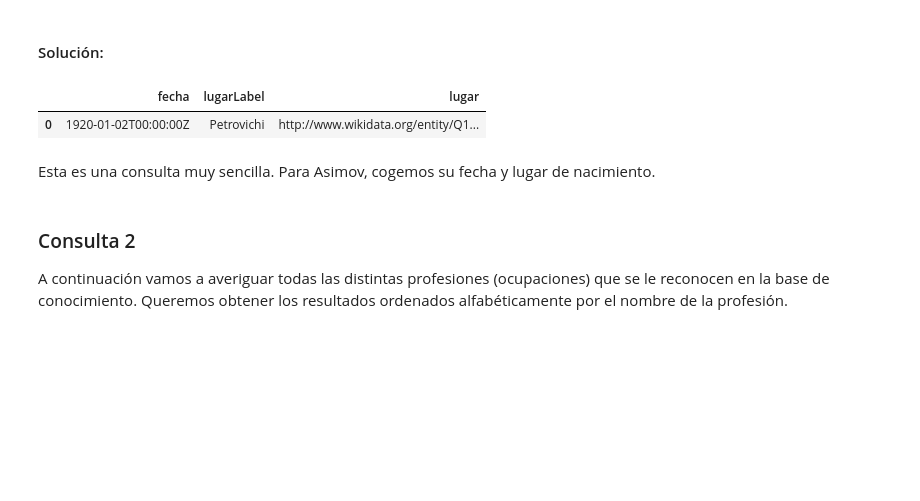
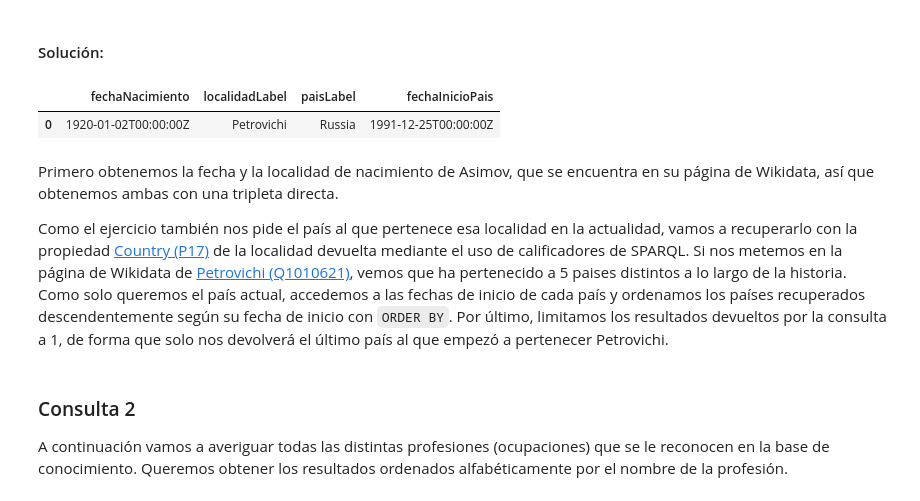
Before and after one commit to mario-sanz/IA2-Practicas, a Jupyter notebook: Lab3/P3-wikidata.ipynb, the cells around one changed output. Saved outputs shown, nothing was run; the diff lists cells and outputs as text; code cells hidden in the pictures; blank space fills up the shorter version.

```diff
--- a/Lab3/P3-wikidata.ipynb
+++ b/Lab3/P3-wikidata.ipynb
@@ -57,18 +57,26 @@ Vamos a comenzar por averiguar su fecha y lugar de nacimiento (localidad y país
 #### Solución:
 # %%
 %%wdsparql
-SELECT ?fecha ?lugarLabel ?lugar
+SELECT ?fechaNacimiento ?localidadLabel ?paisLabel ?fechaInicioPais
 WHERE
 {
-  wd:Q34981 wdt:P569 ?fecha;
-            wdt:P19 ?lugar.
+  wd:Q34981 wdt:P569 ?fechaNacimiento;
+            wdt:P19 ?localidad.
+  ?localidad p:P17 [
+    ps:P17 ?pais;
+    pq:P580 ?fechaInicioPais
+  ].
   SERVICE wikibase:label { bd:serviceParam wikibase:language "en". }
 }
+ORDER BY DESC(?fechaInicioPais)
+LIMIT 1
 # %% [output]
-|  | fecha | lugarLabel | lugar |
-| 0 | 1920-01-02T00:00:00Z | Petrovichi | http://www.wikidata.org/entity/Q1... |
+|  | fechaNacimiento | localidadLabel | paisLabel | fechaInicioPais |
+| 0 | 1920-01-02T00:00:00Z | Petrovichi | Russia | 1991-12-25T00:00:00Z |
-# %% [markdown]
-Esta es una consulta muy sencilla. Para Asimov, cogemos su fecha y lugar de nacimiento.
+# %% [markdown]
+Primero obtenemos la fecha y la localidad de nacimiento de Asimov, que se encuentra en su página de Wikidata, así que obtenemos ambas con una tripleta directa.
+
+Como el ejercicio también nos pide el país al que pertenece esa localidad en la actualidad, vamos a recuperarlo con la propiedad [Country (P17)](https://www.wikidata.org/wiki/Property:P17) de la localidad devuelta mediante el uso de calificadores de SPARQL. Si nos metemos en la página de Wikidata de [Petrovichi (Q1010621)](https://www.wikidata.org/wiki/Q1010621), vemos que ha pertenecido a 5 paises distintos a lo largo de la historia. Como solo queremos el país actual, accedemos a las fechas de inicio de cada país y ordenamos los países recuperados descendentemente según su fecha de inicio con `ORDER BY`. Por último, limitamos los resultados devueltos por la consulta a 1, de forma que solo nos devolverá el último país al que empezó a pertenecer Petrovichi.
 # %% [markdown]
 ### Consulta 2
 
```
Also changed, not shown: parts of 8 cells of this notebook.
